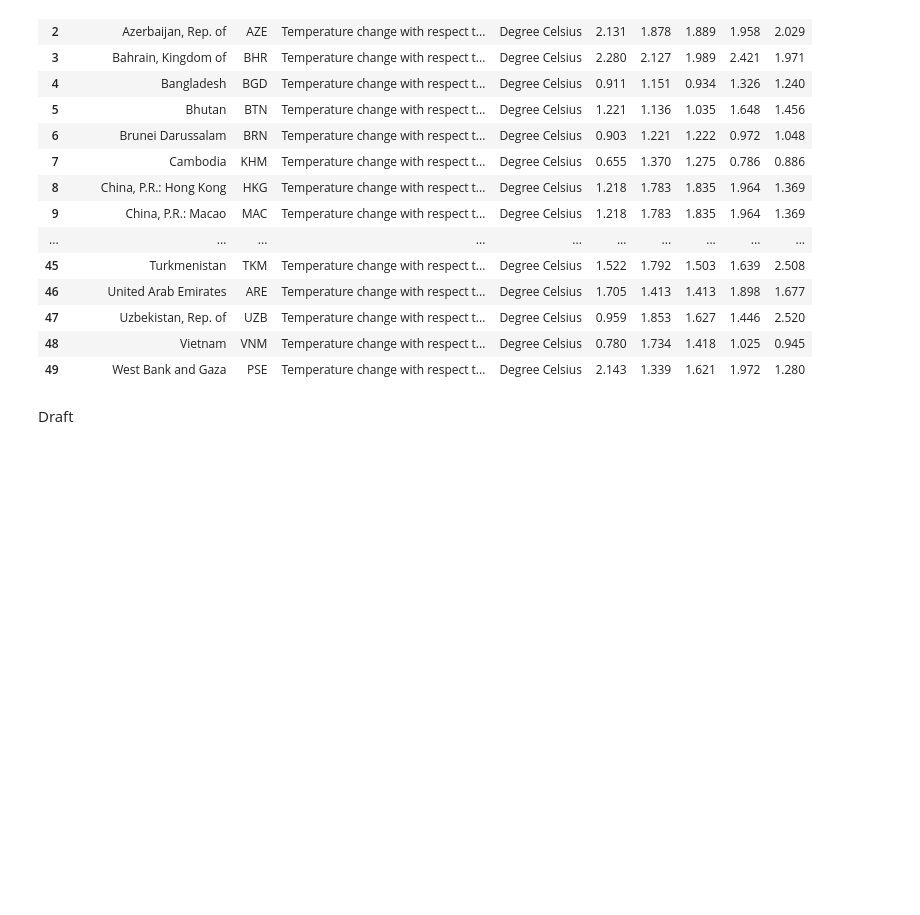
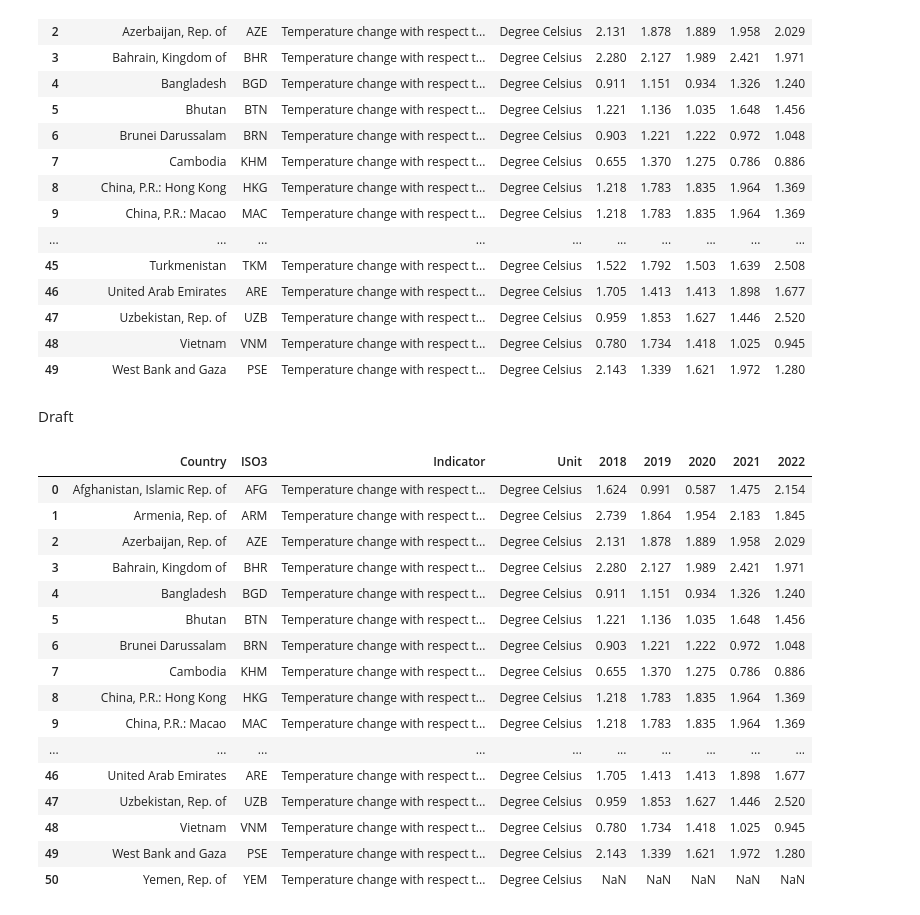
Before and after one commit to thienphucle/DS105.P11_Data_Analysis_And_Visualization, a Jupyter notebook: PreProces/preprocess_AST.ipynb, the cells around one changed output. Cells and saved outputs as stored; diff of their text form; code cells hidden in the pictures; blank space fills up the shorter version.

Commit message:
data

```diff
--- a/PreProces/preprocess_AST.ipynb
+++ b/PreProces/preprocess_AST.ipynb
@@ -115,6 +114,28 @@ def preprocess_data(df, asian, output_path):
 
     # Return the preprocessed DataFrame
     return asian_df
+# %%
+ast = pd.read_csv('../data/raw_data/annual_surface_temperature_change.csv')
+path = '../data/preprecessed_data/asian_ast.csv'
+preprocess_data(ast, asian, path)
+# %% [output]
+|  | Country | ISO3 | Indicator | Unit | 2018 | 2019 | 2020 | 2021 | 2022 |
+| 0 | Afghanistan, Islamic Rep. of | AFG | Temperature change with respect t... | Degree Celsius | 1.624 | 0.991 | 0.587 | 1.475 | 2.154 |
+| 1 | Armenia, Rep. of | ARM | Temperature change with respect t... | Degree Celsius | 2.739 | 1.864 | 1.954 | 2.183 | 1.845 |
+| 2 | Azerbaijan, Rep. of | AZE | Temperature change with respect t... | Degree Celsius | 2.131 | 1.878 | 1.889 | 1.958 | 2.029 |
+| 3 | Bahrain, Kingdom of | BHR | Temperature change with respect t... | Degree Celsius | 2.280 | 2.127 | 1.989 | 2.421 | 1.971 |
+| 4 | Bangladesh | BGD | Temperature change with respect t... | Degree Celsius | 0.911 | 1.151 | 0.934 | 1.326 | 1.240 |
+| 5 | Bhutan | BTN | Temperature change with respect t... | Degree Celsius | 1.221 | 1.136 | 1.035 | 1.648 | 1.456 |
+| 6 | Brunei Darussalam | BRN | Temperature change with respect t... | Degree Celsius | 0.903 | 1.221 | 1.222 | 0.972 | 1.048 |
+| 7 | Cambodia | KHM | Temperature change with respect t... | Degree Celsius | 0.655 | 1.370 | 1.275 | 0.786 | 0.886 |
+| 8 | China, P.R.: Hong Kong | HKG | Temperature change with respect t... | Degree Celsius | 1.218 | 1.783 | 1.835 | 1.964 | 1.369 |
+| 9 | China, P.R.: Macao | MAC | Temperature change with respect t... | Degree Celsius | 1.218 | 1.783 | 1.835 | 1.964 | 1.369 |
+| ... | ... | ... | ... | ... | ... | ... | ... | ... | ... |
+| 46 | United Arab Emirates | ARE | Temperature change with respect t... | Degree Celsius | 1.705 | 1.413 | 1.413 | 1.898 | 1.677 |
+| 47 | Uzbekistan, Rep. of | UZB | Temperature change with respect t... | Degree Celsius | 0.959 | 1.853 | 1.627 | 1.446 | 2.520 |
+| 48 | Vietnam | VNM | Temperature change with respect t... | Degree Celsius | 0.780 | 1.734 | 1.418 | 1.025 | 0.945 |
+| 49 | West Bank and Gaza | PSE | Temperature change with respect t... | Degree Celsius | 2.143 | 1.339 | 1.621 | 1.972 | 1.280 |
+| 50 | Yemen, Rep. of | YEM | Temperature change with respect t... | Degree Celsius | NaN | NaN | NaN | NaN | NaN |
 # %%
 fac = pd.read_csv('../data/raw_data/forest_and_carbon.csv')
 path = '../data/preprecessed_data/asian_fac.csv'
```
Also changed, not shown: parts of 6 cells of this notebook.
